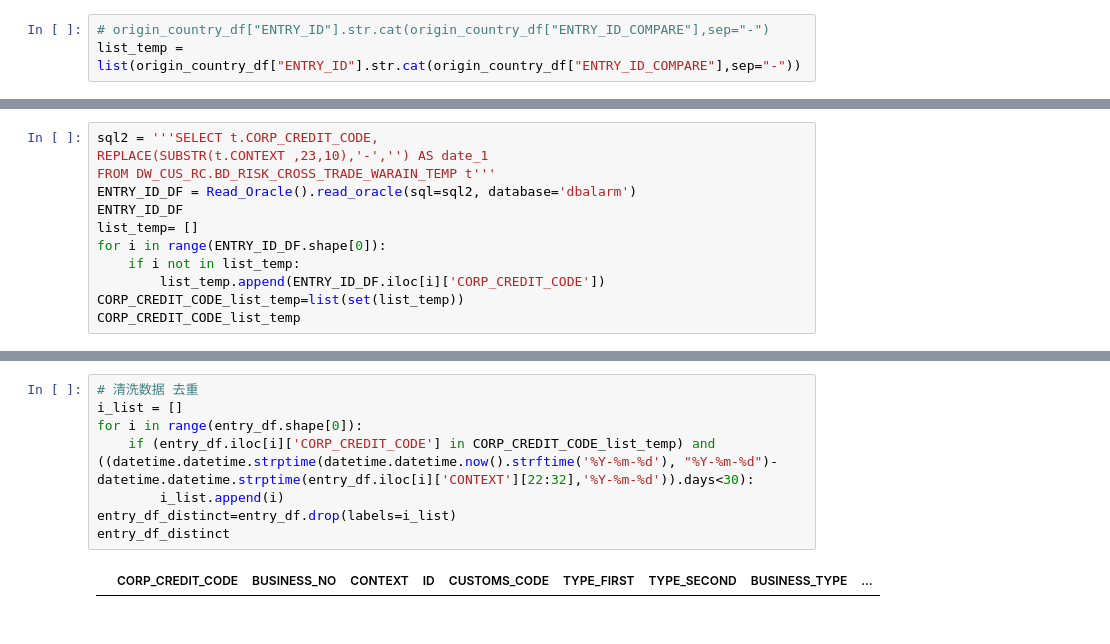
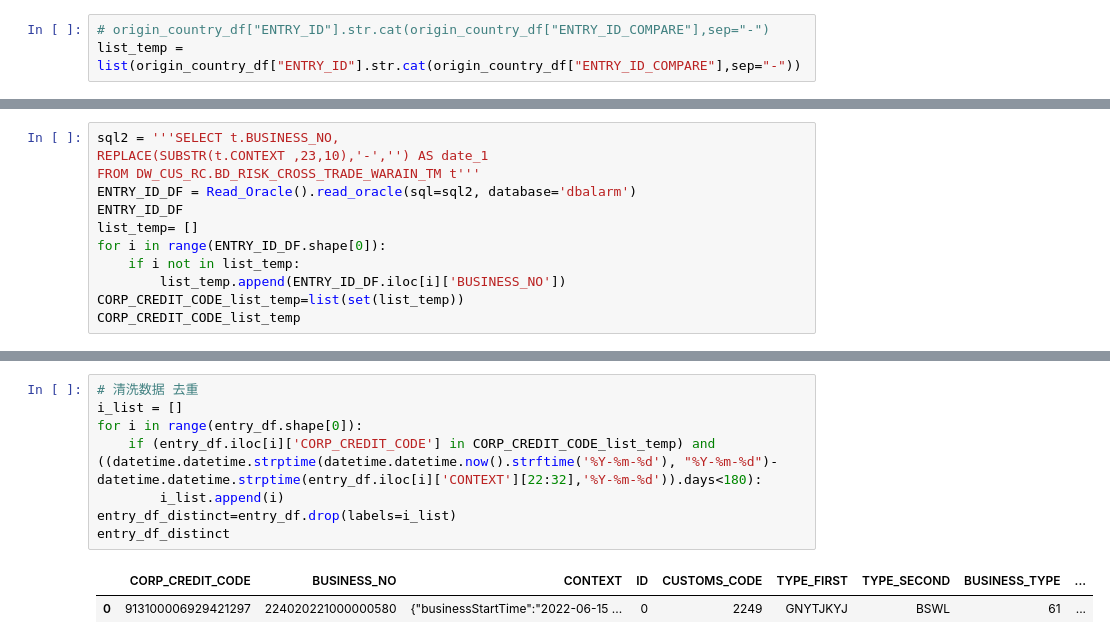
Before and after one commit to xx0746/logic_clean, a Jupyter notebook: logic.ipynb, the cells around one changed output, grey strips where cells are left out. Drawn from its saved outputs; the diff is of its cells as text.

```diff
--- a/logic.ipynb
+++ b/logic.ipynb
@@ -571,13 +711,13 @@ DW_CUS_RC/easipass
 # %%
-sql2 = '''SELECT t.CORP_CREDIT_CODE,
+sql2 = '''SELECT t.BUSINESS_NO,
 REPLACE(SUBSTR(t.CONTEXT ,23,10),'-','') AS date_1
-FROM DW_CUS_RC.BD_RISK_CROSS_TRADE_WARAIN_TEMP t'''
+FROM DW_CUS_RC.BD_RISK_CROSS_TRADE_WARAIN_TM t'''
 ENTRY_ID_DF = Read_Oracle().read_oracle(sql=sql2, database='dbalarm')
 ENTRY_ID_DF
 list_temp= []
 for i in range(ENTRY_ID_DF.shape[0]):
     if i not in list_temp:
-        list_temp.append(ENTRY_ID_DF.iloc[i]['CORP_CREDIT_CODE'])
+        list_temp.append(ENTRY_ID_DF.iloc[i]['BUSINESS_NO'])
 CORP_CREDIT_CODE_list_temp=list(set(list_temp))
 CORP_CREDIT_CODE_list_temp
 # %% [output]
@@ -598,10 +739,11 @@ entry_df
 # %%
 # 清洗数据 去重
 i_list = []
 for i in range(entry_df.shape[0]):
-    if (entry_df.iloc[i]['CORP_CREDIT_CODE'] in CORP_CREDIT_CODE_list_temp) and ((datetime.datetime.strptime(datetime.datetime.now().strftime('%Y-%m-%d'), "%Y-%m-%d")-datetime.datetime.strptime(entry_df.iloc[i]['CONTEXT'][22:32],'%Y-%m-%d')).days<30):
+    if (entry_df.iloc[i]['CORP_CREDIT_CODE'] in CORP_CREDIT_CODE_list_temp) and ((datetime.datetime.strptime(datetime.datetime.now().strftime('%Y-%m-%d'), "%Y-%m-%d")-datetime.datetime.strptime(entry_df.iloc[i]['CONTEXT'][22:32],'%Y-%m-%d')).days<180):
         i_list.append(i)
 entry_df_distinct=entry_df.drop(labels=i_list)
 entry_df_distinct
 # %% [output]
 |  | CORP_CREDIT_CODE | BUSINESS_NO | CONTEXT | ID | CUSTOMS_CODE | TYPE_FIRST | TYPE_SECOND | BUSINESS_TYPE | ... |
+| 0 | 913100006929421297 | 224020221000000580 | {"businessStartTime":"2022-06-15 ... | 0 | 2249 | GNYTJKYJ | BSWL | 61 | ... |
```
Also changed, not shown: parts of 33 cells of this notebook, 4 other files.
